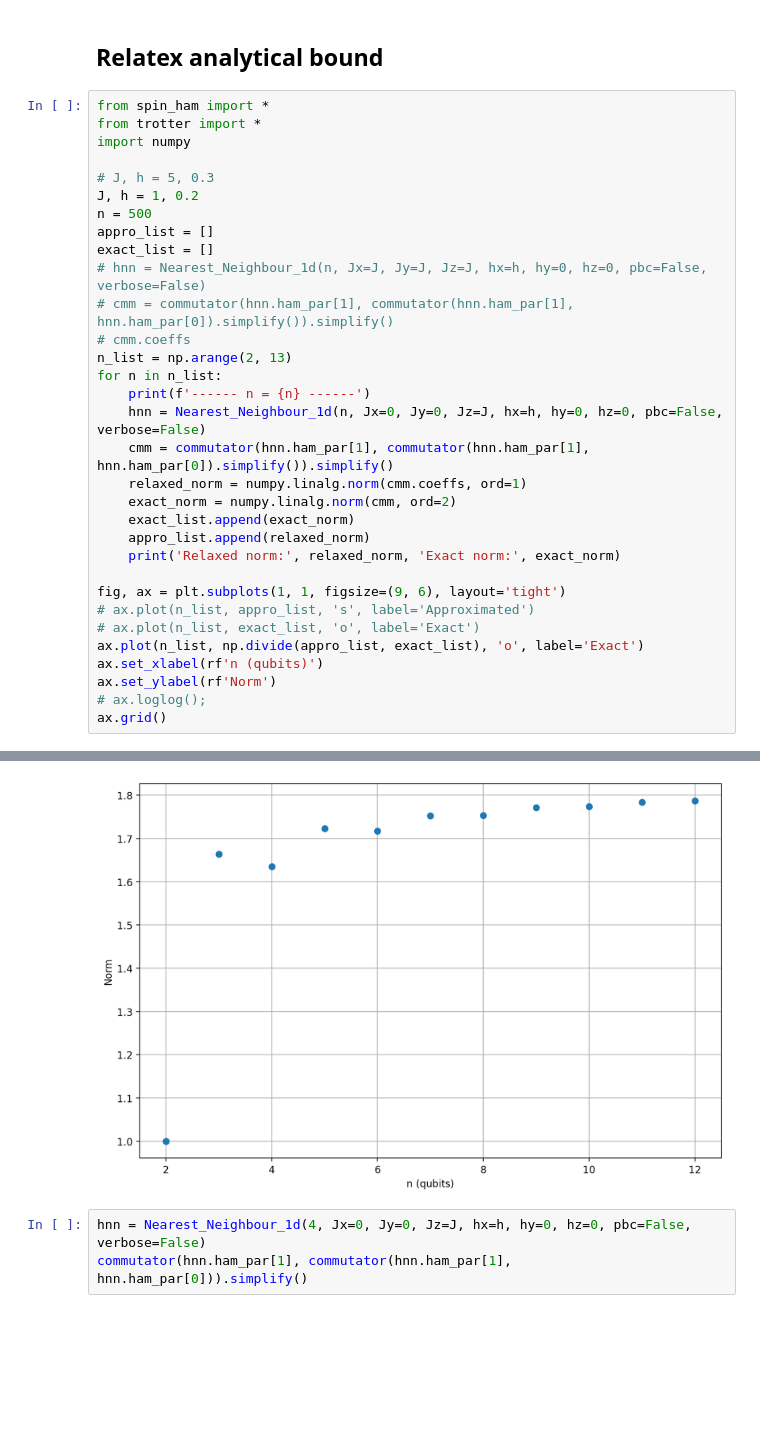
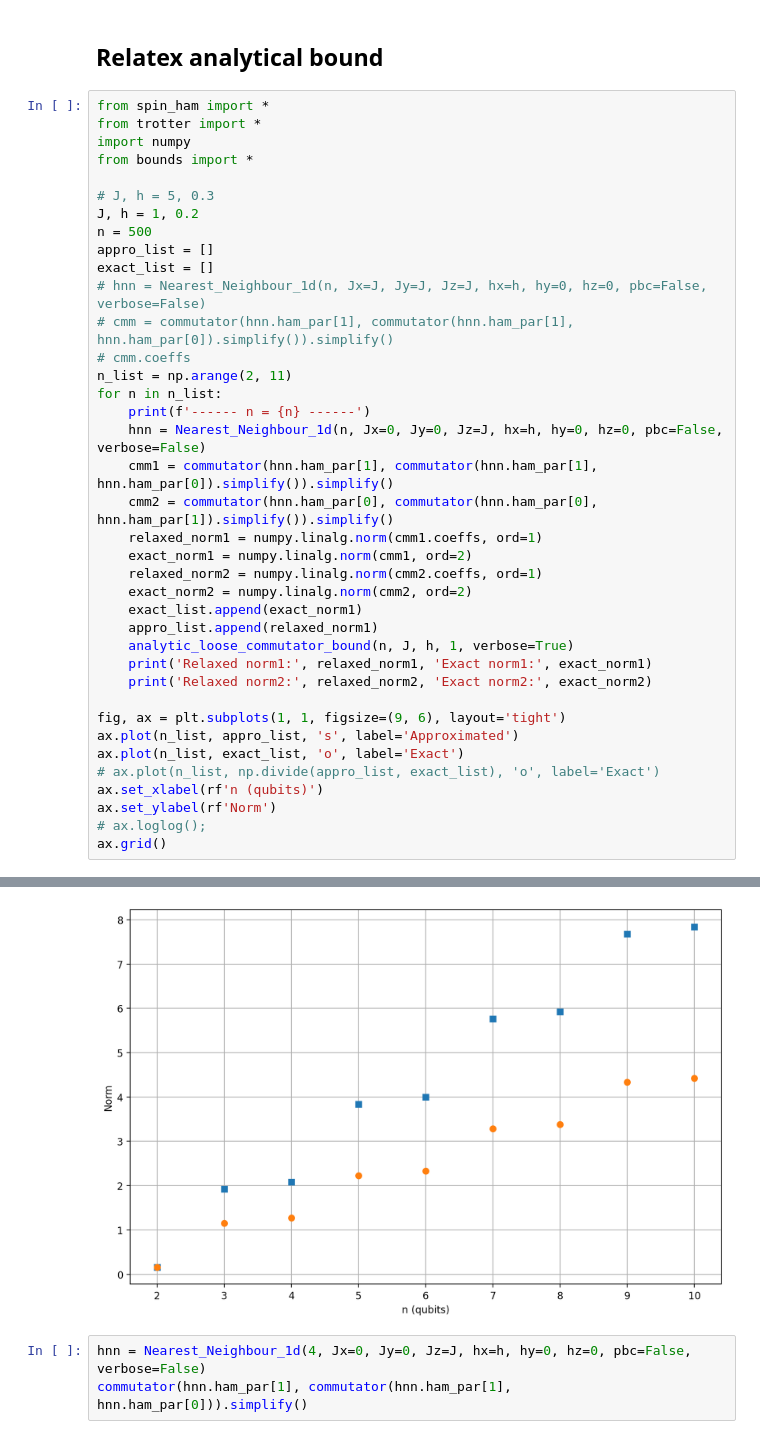
Before and after one commit to Jue-Xu/cookbook-quantum-simulation, a Jupyter notebook: trotter_bound.ipynb, the cells around one changed output, grey strips where cells are left out. Drawn from its saved outputs; the diff is of its cells as text; blank space fills up the shorter version.

```diff
--- a/trotter_bound.ipynb
+++ b/trotter_bound.ipynb
@@ -100,6 +100,7 @@ a_em: 2.139628332062315; b_em: 3.766271677564552
 from spin_ham import *
 from trotter import *
 import numpy
+from bounds import *
 
 # J, h = 5, 0.3
 J, h = 1, 0.2
@@ -109,21 +110,26 @@ exact_list = []
 # hnn = Nearest_Neighbour_1d(n, Jx=J, Jy=J, Jz=J, hx=h, hy=0, hz=0, pbc=False, verbose=False)
 # cmm = commutator(hnn.ham_par[1], commutator(hnn.ham_par[1], hnn.ham_par[0]).simplify()).simplify()
 # cmm.coeffs
-n_list = np.arange(2, 13)
+n_list = np.arange(2, 11)
 for n in n_list:
     print(f'------ n = {n} ------')
     hnn = Nearest_Neighbour_1d(n, Jx=0, Jy=0, Jz=J, hx=h, hy=0, hz=0, pbc=False, verbose=False)
-    cmm = commutator(hnn.ham_par[1], commutator(hnn.ham_par[1], hnn.ham_par[0]).simplify()).simplify()
-    relaxed_norm = numpy.linalg.norm(cmm.coeffs, ord=1)
-    exact_norm = numpy.linalg.norm(cmm, ord=2)
-    exact_list.append(exact_norm)
-    appro_list.append(relaxed_norm)
-    print('Relaxed norm:', relaxed_norm, 'Exact norm:', exact_norm)
+    cmm1 = commutator(hnn.ham_par[1], commutator(hnn.ham_par[1], hnn.ham_par[0]).simplify()).simplify()
+    cmm2 = commutator(hnn.ham_par[0], commutator(hnn.ham_par[0], hnn.ham_par[1]).simplify()).simplify()
+    relaxed_norm1 = numpy.linalg.norm(cmm1.coeffs, ord=1)
+    exact_norm1 = numpy.linalg.norm(cmm1, ord=2)
+    relaxed_norm2 = numpy.linalg.norm(cmm2.coeffs, ord=1)
+    exact_norm2 = numpy.linalg.norm(cmm2, ord=2)
+    exact_list.append(exact_norm1)
+    appro_list.append(relaxed_norm1)
+    analytic_loose_commutator_bound(n, J, h, 1, verbose=True)
+    print('Relaxed norm1:', relaxed_norm1, 'Exact norm1:', exact_norm1)
+    print('Relaxed norm2:', relaxed_norm2, 'Exact norm2:', exact_norm2)
 
 fig, ax = plt.subplots(1, 1, figsize=(9, 6), layout='tight')
-# ax.plot(n_list, appro_list, 's', label='Approximated')
-# ax.plot(n_list, exact_list, 'o', label='Exact')
-ax.plot(n_list, np.divide(appro_list, exact_list), 'o', label='Exact')
+ax.plot(n_list, appro_list, 's', label='Approximated')
+ax.plot(n_list, exact_list, 'o', label='Exact')
+# ax.plot(n_list, np.divide(appro_list, exact_list), 'o', label='Exact')
 ax.set_xlabel(rf'n (qubits)')
 ax.set_ylabel(rf'Norm')
 # ax.loglog();
@@ -149,4 +155,4 @@ Relaxed norm: 9.760000000000002 Exact norm: 5.460710718128955
-[figure, old version]
+[figure, new version]
 # %%
 hnn = Nearest_Neighbour_1d(4, Jx=0, Jy=0, Jz=J, hx=h, hy=0, hz=0, pbc=False, verbose=False)
 commutator(hnn.ham_par[1], commutator(hnn.ham_par[1], hnn.ham_par[0])).simplify()
```
Also changed, not shown: parts of 1 cell of this notebook, 51 other files.
